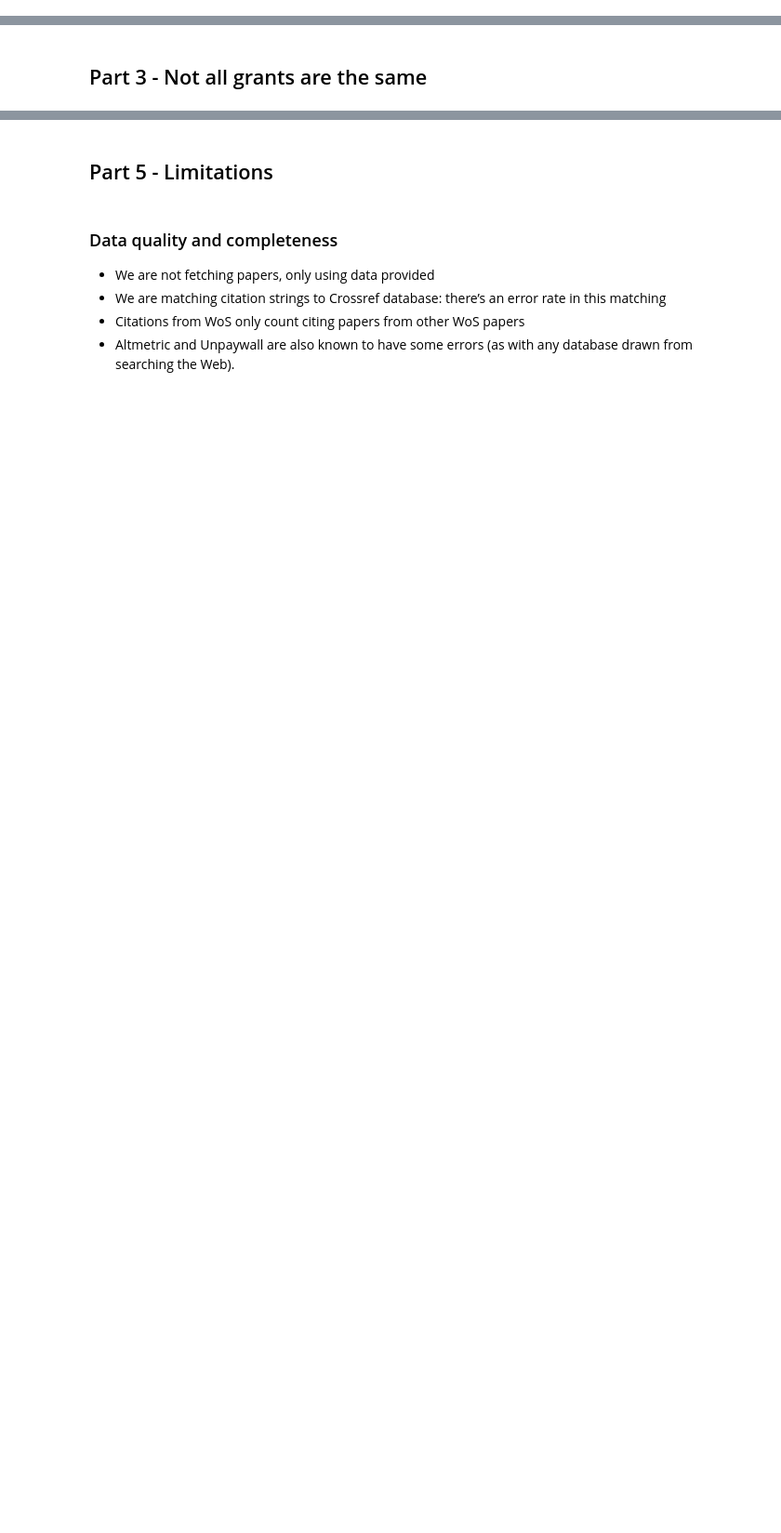
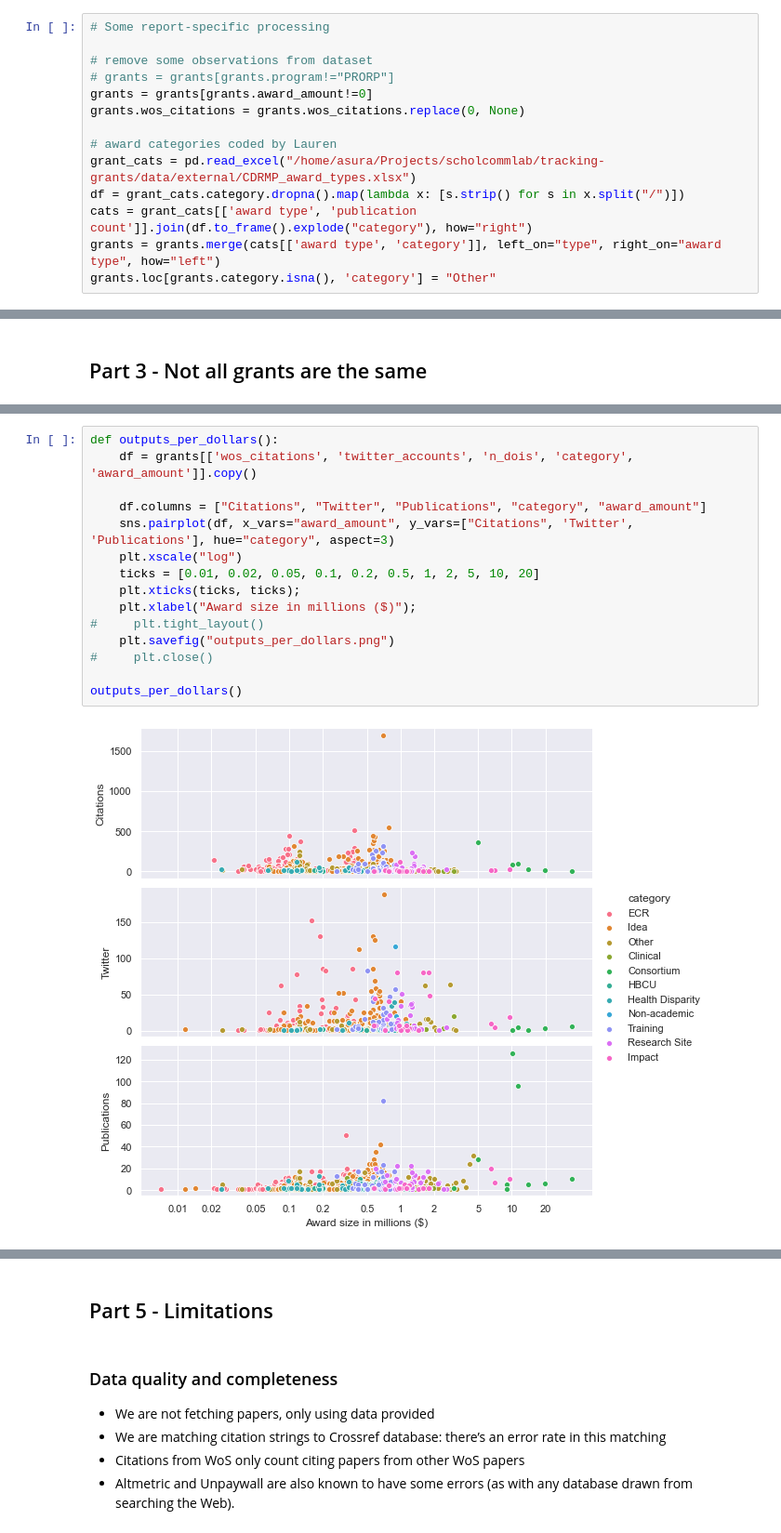
Before and after one commit to ScholCommLab/tracking-grants, a Jupyter notebook: notebooks/presentation/report_1.ipynb, the cells around one changed output, grey strips where cells are left out. Shown at 93% size. Cells and saved outputs as stored; diff of their text form; blank space fills up the shorter version.

```diff
--- a/notebooks/presentation/report_1.ipynb
+++ b/notebooks/presentation/report_1.ipynb
@@ -28,3 +29,17 @@ trials = load_trials()
+# %%
+# Some report-specific processing
+
+# remove some observations from dataset
+# grants = grants[grants.program!="PRORP"]
+grants = grants[grants.award_amount!=0]
+grants.wos_citations = grants.wos_citations.replace(0, None)
+
+# award categories coded by Lauren
+grant_cats = pd.read_excel("/home/asura/Projects/scholcommlab/tracking-grants/data/external/CDRMP_award_types.xlsx")
+df = grant_cats.category.dropna().map(lambda x: [s.strip() for s in x.split("/")])
+cats = grant_cats[['award type', 'publication count']].join(df.to_frame().explode("category"), how="right")
+grants = grants.merge(cats[['award type', 'category']], left_on="type", right_on="award type", how="left")
+grants.loc[grants.category.isna(), 'category'] = "Other"
 # %% [markdown]
 # Tracking Grants
 
@@ -201,0 +368,17 @@ Boxplots for various metrics: citations, twitter, news, ...
+# %%
+def outputs_per_dollars():
+    df = grants[['wos_citations', 'twitter_accounts', 'n_dois', 'category', 'award_amount']].copy()
+
+    df.columns = ["Citations", "Twitter", "Publications", "category", "award_amount"]
+    sns.pairplot(df, x_vars="award_amount", y_vars=["Citations", 'Twitter', 'Publications'], hue="category", aspect=3)
+    plt.xscale("log")
+    ticks = [0.01, 0.02, 0.05, 0.1, 0.2, 0.5, 1, 2, 5, 10, 20]
+    plt.xticks(ticks, ticks);
+    plt.xlabel("Award size in millions ($)");
+#     plt.tight_layout()
+    plt.savefig("outputs_per_dollars.png")
+#     plt.close()
+
+outputs_per_dollars()
+# %% [output]
+[figure, added]
```
Also changed, not shown: parts of 43 cells of this notebook, 14 other files.
